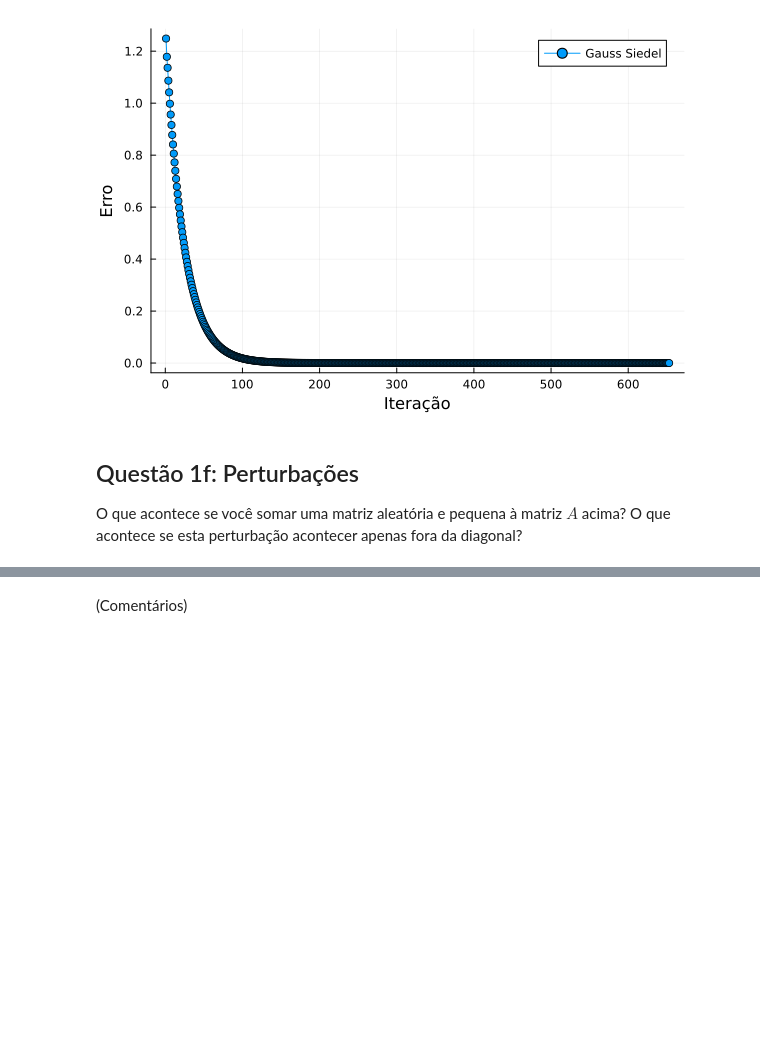
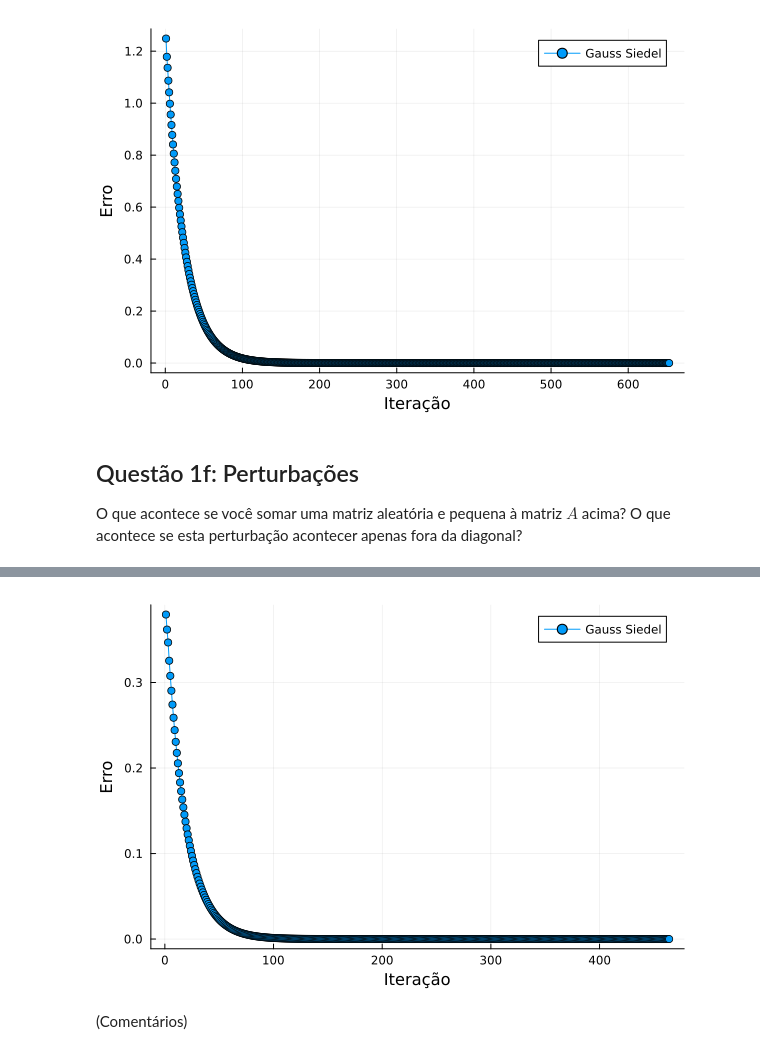
Before and after one commit to FGVTrabalhos/Jacobi, a Jupyter notebook: Projeto2.ipynb, the cells around one changed output, grey strips where cells are left out. Cells and saved outputs as stored; diff of their text form; code cells hidden in the pictures; blank space fills up the shorter version.

```diff
--- a/Projeto2.ipynb
+++ b/Projeto2.ipynb
@@ -280,2 +316,7 @@ O que acontece se você somar uma matriz aleatória e pequena à matriz $A$ acim
+# %%
+
+test_matrix_separado(nA, rand(4), GaussSiedel, "Gauss Siedel")
+# %% [output]
+[figure, added]
 # %% [markdown]
 (Comentários)
```
Also changed, not shown: parts of 8 cells of this notebook.
